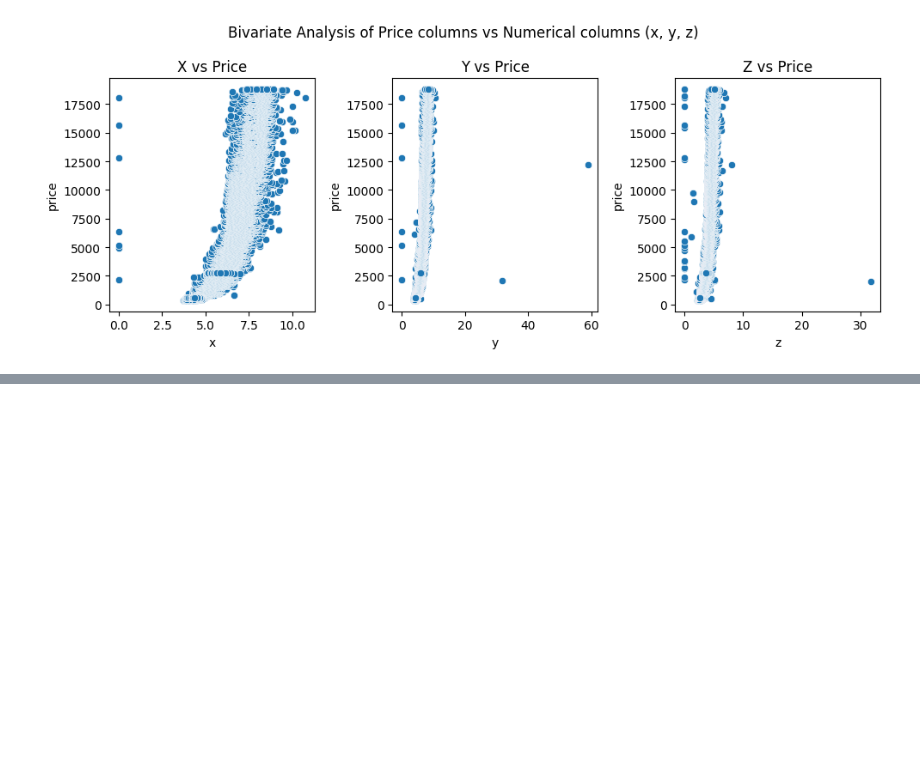
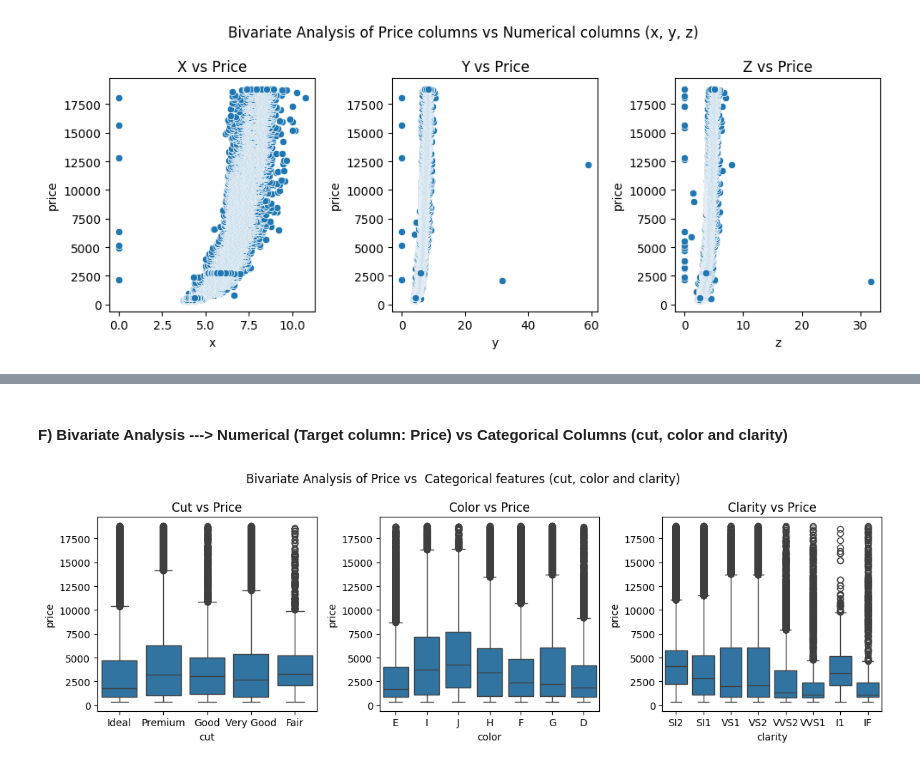
Before and after one commit to Angad143/Diamond-Price-Prediction, a Jupyter notebook: Diamonds_price_predictions.ipynb, the cells around one changed output, grey strips where cells are left out. Drawn from its saved outputs; the diff is of its cells as text; code cells hidden in the pictures; blank space fills up the shorter version.

```diff
--- a/Diamonds_price_predictions.ipynb
+++ b/Diamonds_price_predictions.ipynb
@@ -205,0 +230,24 @@ plt.show()
+# %% [markdown]
+#### **F) Bivariate Analysis ---> Numerical (Target column: Price) vs Categorical Columns (cut, color and clarity)**
+# %%
+# Create a 1x3 grid of subplots for histogram plots
+fig, ax = plt.subplots(1, 3, figsize=(12, 4))
+fig.suptitle("Bivariate Analysis of Price vs  Categorical features (cut, color and clarity)")
+
+# Plot the box plot of cut vs price
+ax[0].set_title("Cut vs Price")
+sns.boxplot(data=data, x='cut', y='price', ax=ax[0])
+
+# Plot the box plot of color vs price
+ax[1].set_title("Color vs Price")
+sns.boxplot(data=data, x='color', y='price', ax=ax[1])
+
+# Plot the box plot of clarity vs price
+ax[2].set_title("Clarity vs Price")
+sns.boxplot(data=data, x='clarity', y='price', ax=ax[2])
+
+# Adjust the layout
+plt.tight_layout()
+plt.show()
+# %% [output]
+[figure, added]
```
Also changed, not shown: parts of 2 cells of this notebook.
